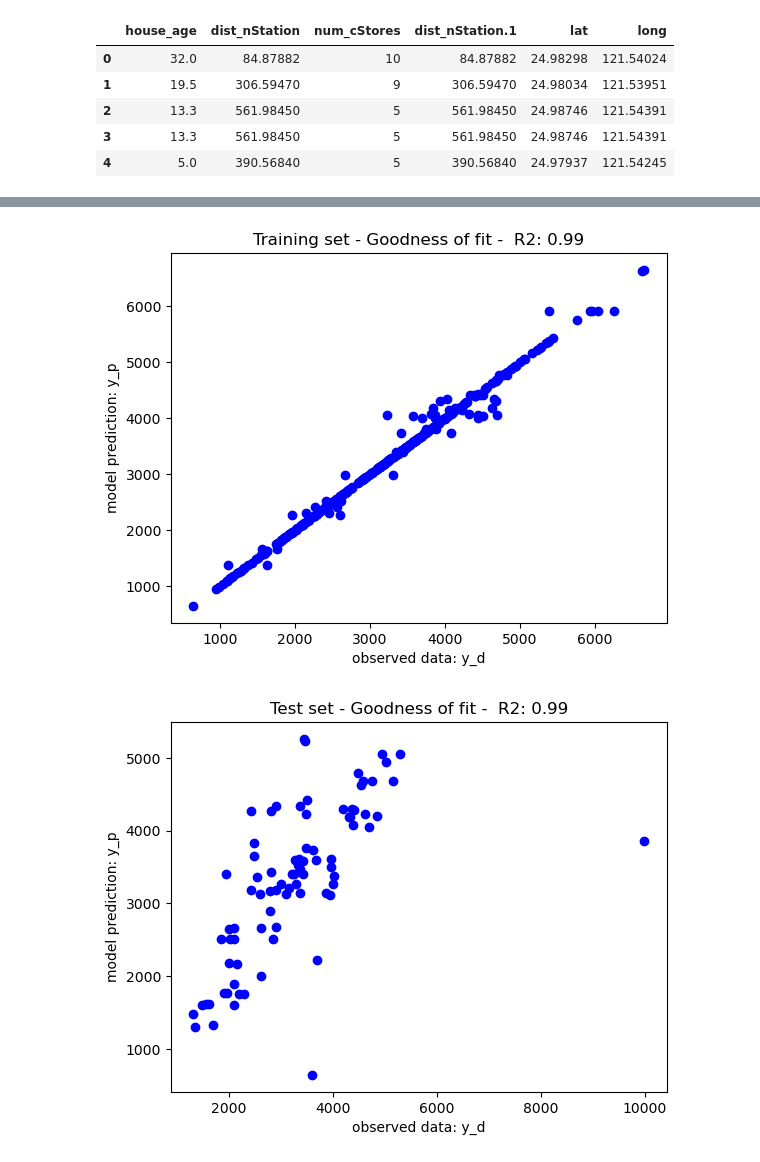
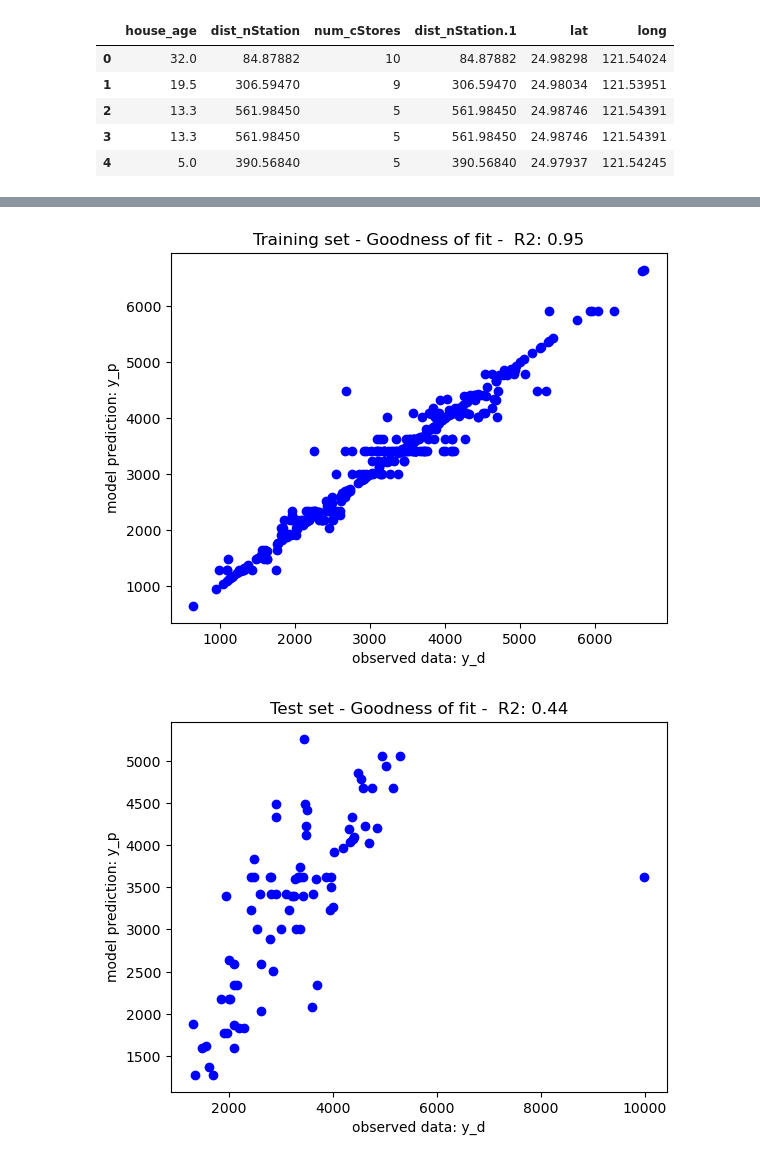
Before and after one commit to mlinsights/freemium, a Jupyter notebook: algorithms/regression/cart-regressor/car-regressor-demo.ipynb, the cells around one changed output, grey strips where cells are left out. Saved outputs shown, nothing was run; the diff lists cells and outputs as text; code cells hidden in the pictures.

```diff
--- a/algorithms/regression/cart-regressor/car-regressor-demo.ipynb
+++ b/algorithms/regression/cart-regressor/car-regressor-demo.ipynb
@@ -49,8 +49,8 @@ from sklearn.tree import DecisionTreeRegressor
 import matplotlib.pyplot as plt
 from sklearn import tree
 
-dt_regressor = DecisionTreeRegressor(criterion="squared_error",max_depth=None,min_samples_leaf=1)#Setting the decision tree - settings
-dt_regressor.fit(X_train,y_train)#train the classifier
+dt_regressor = DecisionTreeRegressor(criterion="squared_error",max_depth=10,min_samples_leaf=1)#Setting the decision tree - settings
+dt_regressor.fit(X_train,y_train)#train the regression model
 
 tree.plot_tree(dt_regressor)
 plt.show()
@@ -59,25 +59,25 @@ plt.show()
 # %%
 from sklearn.metrics import r2_score
 
 y_pred_train = dt_regressor.predict(X_train)#get model prediction on training set
 y_pred_test = dt_regressor.predict(X_test)#get model prediction on test
 
-r2_score_train = r2_score(y_pred_train,y_train)
-r2_score_test = r2_score(y_pred_test,y_test)
+r2_score_train = r2_score(y_train,y_pred_train)
+r2_score_test = r2_score(y_test,y_pred_test)
 
 plt.figure()
 plt.scatter(y_train, y_pred_train, color="b")
 plt.xlabel('observed data: y_d')
 plt.ylabel('model prediction: y_p')
 plt.title('Training set - Goodness of fit -  R2: %.2f'%r2_score_train)
 plt.show()
 
 plt.figure()
 plt.scatter(y_test, y_pred_test, color="b")
 plt.xlabel('observed data: y_d')
 plt.ylabel('model prediction: y_p')
-plt.title('Test set - Goodness of fit -  R2: %.2f'%r2_score_train)
+plt.title('Test set - Goodness of fit -  R2: %.2f'%r2_score_test)
 plt.show()
 # %% [output]
-[figure, old version]
+[figure, new version]
-[figure, old version]
+[figure, new version]
```
Also changed, not shown: parts of 1 cell of this notebook.
